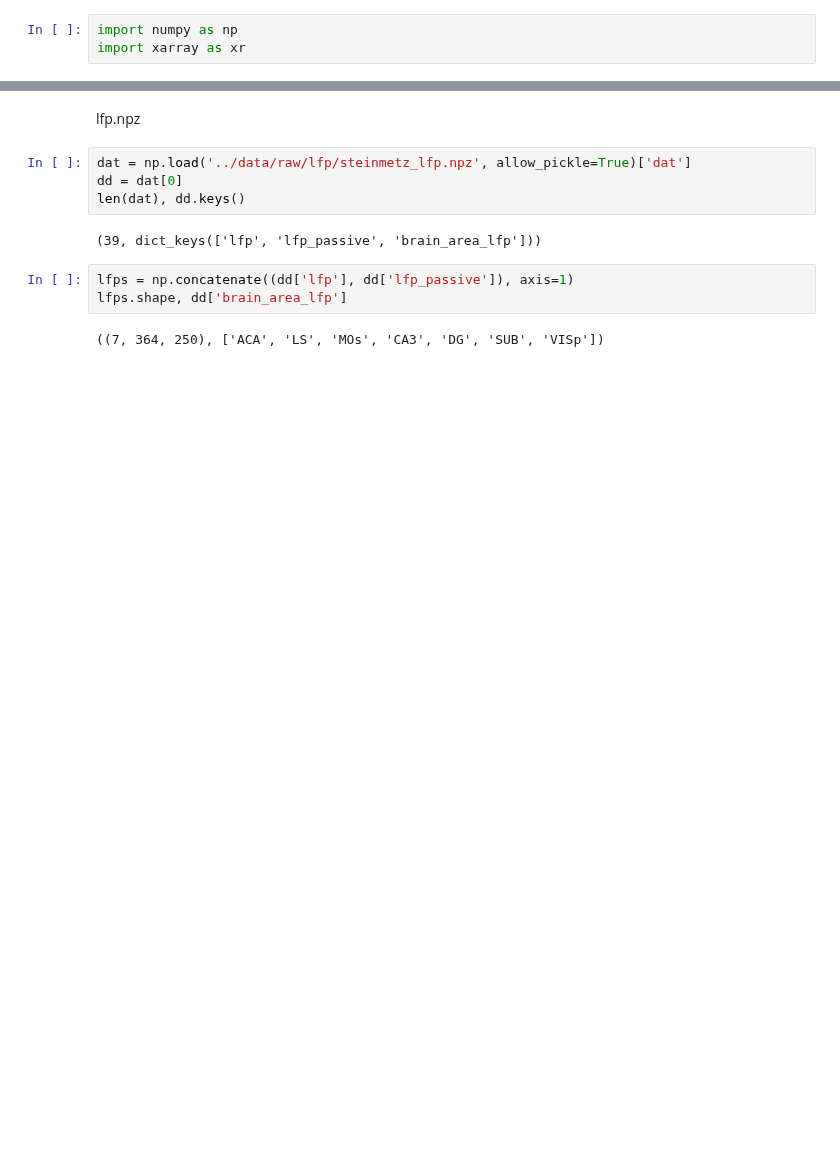
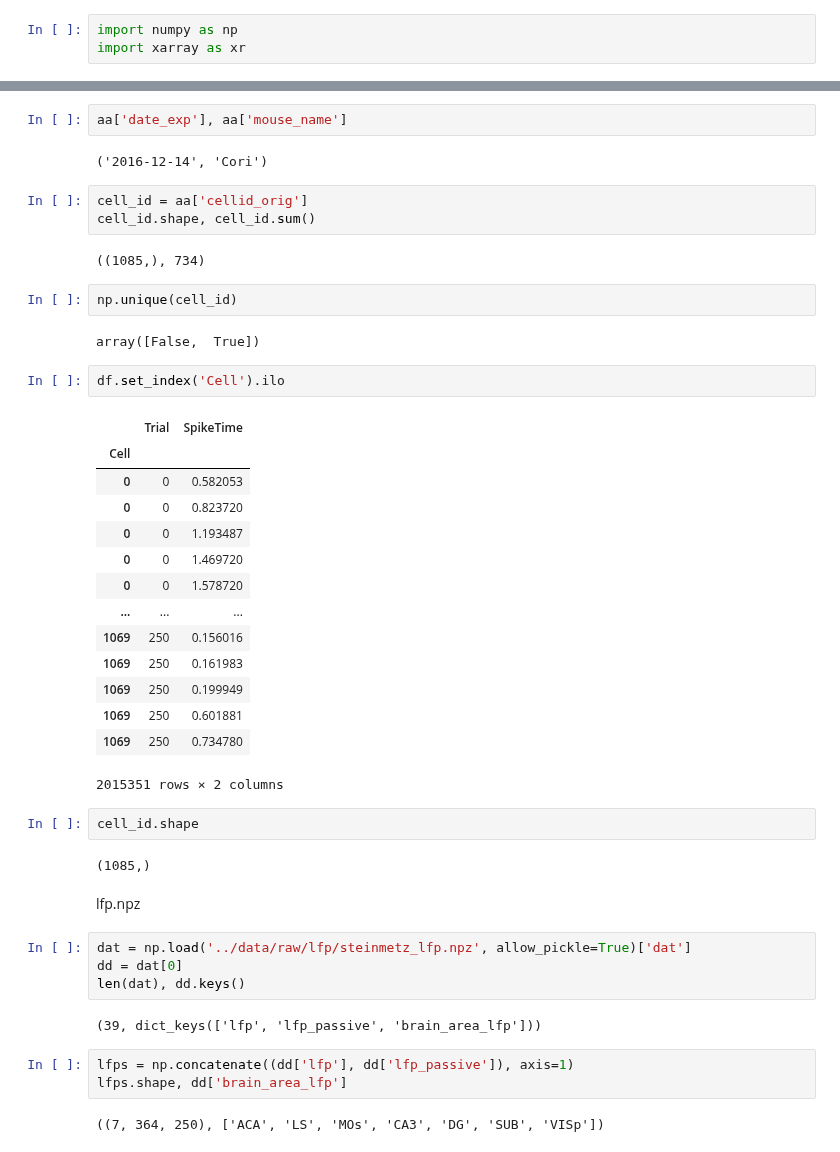
Before and after one commit to ibehave-ibots/iBOTS-Tools, a Jupyter notebook: workshops/bootcamp/steinmentz_data_curation/notebooks/explore_lfps.ipynb, the cells around one changed output, grey strips where cells are left out. Saved outputs shown, nothing was run; the diff lists cells and outputs as text; blank space fills up the shorter version.

```diff
--- a/workshops/bootcamp/steinmentz_data_curation/notebooks/explore_lfps.ipynb
+++ b/workshops/bootcamp/steinmentz_data_curation/notebooks/explore_lfps.ipynb
@@ -4,3 +11,37 @@ import xarray as xr
+# %%
+aa['date_exp'], aa['mouse_name']
+# %% [output]
+('2016-12-14', 'Cori')
+# %%
+cell_id = aa['cellid_orig']
+cell_id.shape, cell_id.sum()
+# %% [output]
+((1085,), 734)
+# %%
+np.unique(cell_id)
+# %% [output]
+array([False,  True])
+# %%
+df.set_index('Cell').ilo
+# %% [output]
+|  | Trial | SpikeTime |
+| Cell |  |  |
+| 0 | 0 | 0.582053 |
+| 0 | 0 | 0.823720 |
+| 0 | 0 | 1.193487 |
+| 0 | 0 | 1.469720 |
+| 0 | 0 | 1.578720 |
+| ... | ... | ... |
+| 1069 | 250 | 0.156016 |
+| 1069 | 250 | 0.161983 |
+| 1069 | 250 | 0.199949 |
+| 1069 | 250 | 0.601881 |
+| 1069 | 250 | 0.734780 |
+2015351 rows × 2 columns
+# %%
+cell_id.shape
+# %% [output]
+(1085,)
 # %% [markdown]
 lfp.npz
 # %%
```
Also changed, not shown: parts of 21 cells of this notebook, 6 other files.
